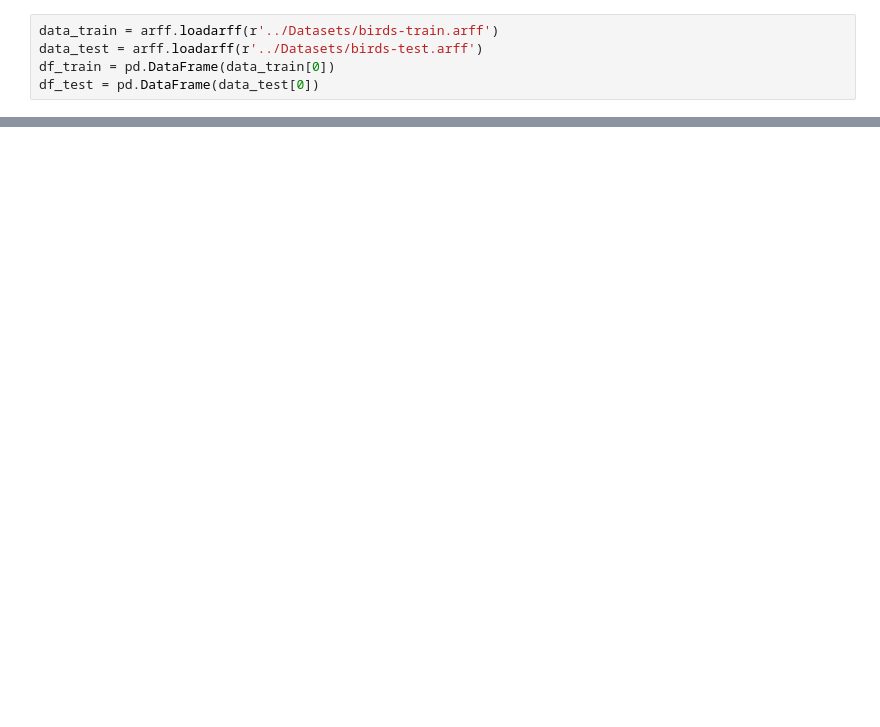
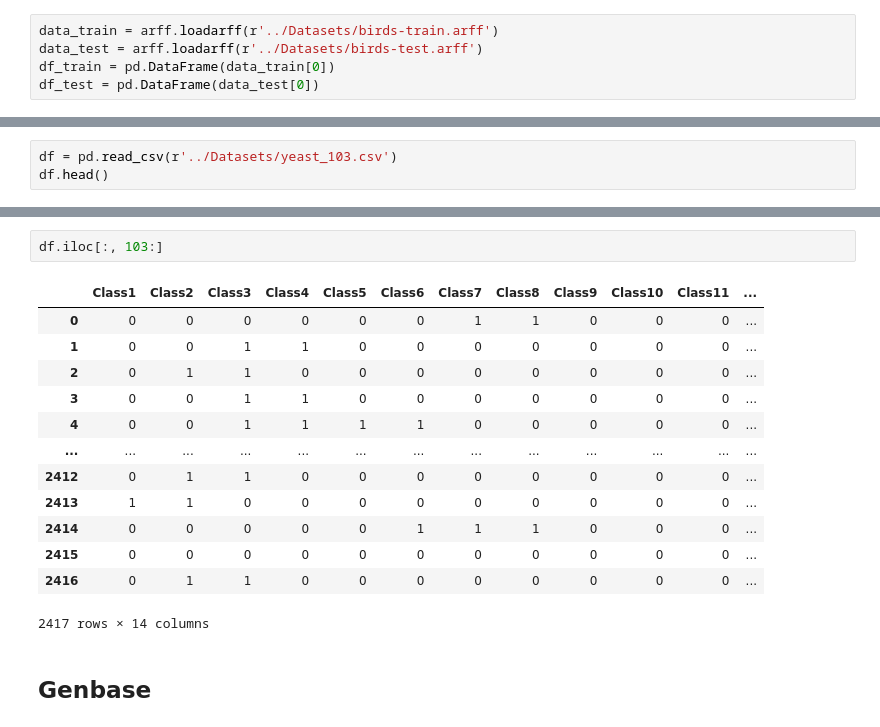
Before and after one commit to Daksh-404/EvolutionaryAlgo-MLC-Trials, a Jupyter notebook: utils/visualizer.ipynb, the cells around one changed output, grey strips where cells are left out. Saved outputs shown, nothing was run; the diff lists cells and outputs as text; blank space fills up the shorter version.

```diff
--- a/utils/visualizer.ipynb
+++ b/utils/visualizer.ipynb
@@ -119,0 +171,3 @@ Name: location, Length: 322, dtype: object
+# %%
+df = pd.read_csv(r'../Datasets/yeast_103.csv')
+df.head()
@@ -119,0 +182,18 @@ Name: location, Length: 322, dtype: object
+# %%
+df.iloc[:, 103:]
+# %% [output]
+|  | Class1 | Class2 | Class3 | Class4 | Class5 | Class6 | Class7 | Class8 | Class9 | Class10 | Class11 | ... |
+| 0 | 0 | 0 | 0 | 0 | 0 | 0 | 1 | 1 | 0 | 0 | 0 | ... |
+| 1 | 0 | 0 | 1 | 1 | 0 | 0 | 0 | 0 | 0 | 0 | 0 | ... |
+| 2 | 0 | 1 | 1 | 0 | 0 | 0 | 0 | 0 | 0 | 0 | 0 | ... |
+| 3 | 0 | 0 | 1 | 1 | 0 | 0 | 0 | 0 | 0 | 0 | 0 | ... |
+| 4 | 0 | 0 | 1 | 1 | 1 | 1 | 0 | 0 | 0 | 0 | 0 | ... |
+| ... | ... | ... | ... | ... | ... | ... | ... | ... | ... | ... | ... | ... |
+| 2412 | 0 | 1 | 1 | 0 | 0 | 0 | 0 | 0 | 0 | 0 | 0 | ... |
+| 2413 | 1 | 1 | 0 | 0 | 0 | 0 | 0 | 0 | 0 | 0 | 0 | ... |
+| 2414 | 0 | 0 | 0 | 0 | 0 | 1 | 1 | 1 | 0 | 0 | 0 | ... |
+| 2415 | 0 | 0 | 0 | 0 | 0 | 0 | 0 | 0 | 0 | 0 | 0 | ... |
+| 2416 | 0 | 1 | 1 | 0 | 0 | 0 | 0 | 0 | 0 | 0 | 0 | ... |
+2417 rows × 14 columns
+# %% [markdown]
+## Genbase
```
Also changed, not shown: parts of 29 cells of this notebook, 8 other files.
